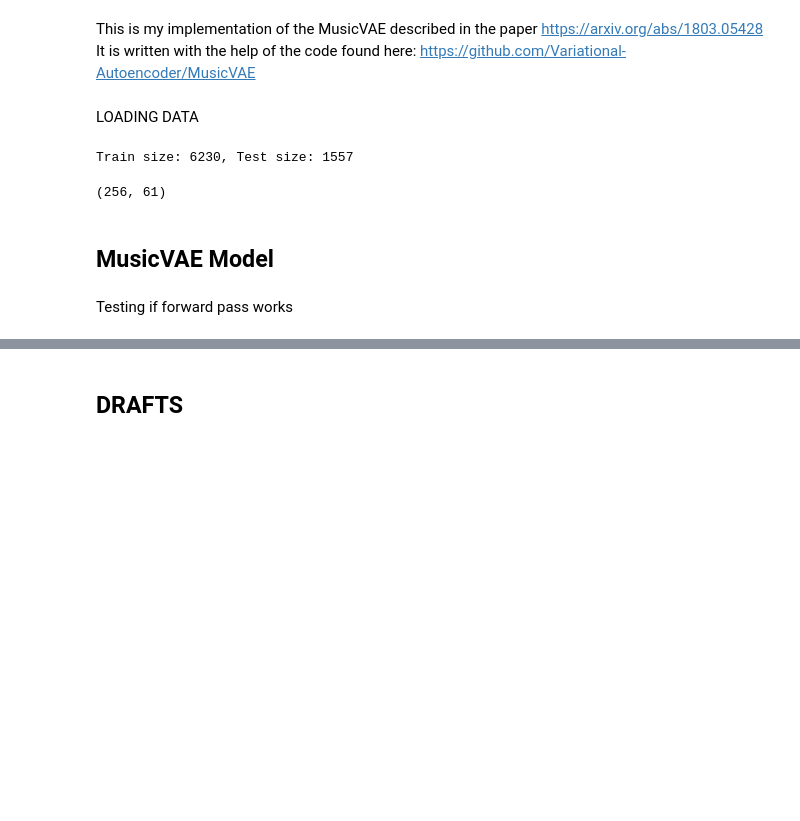
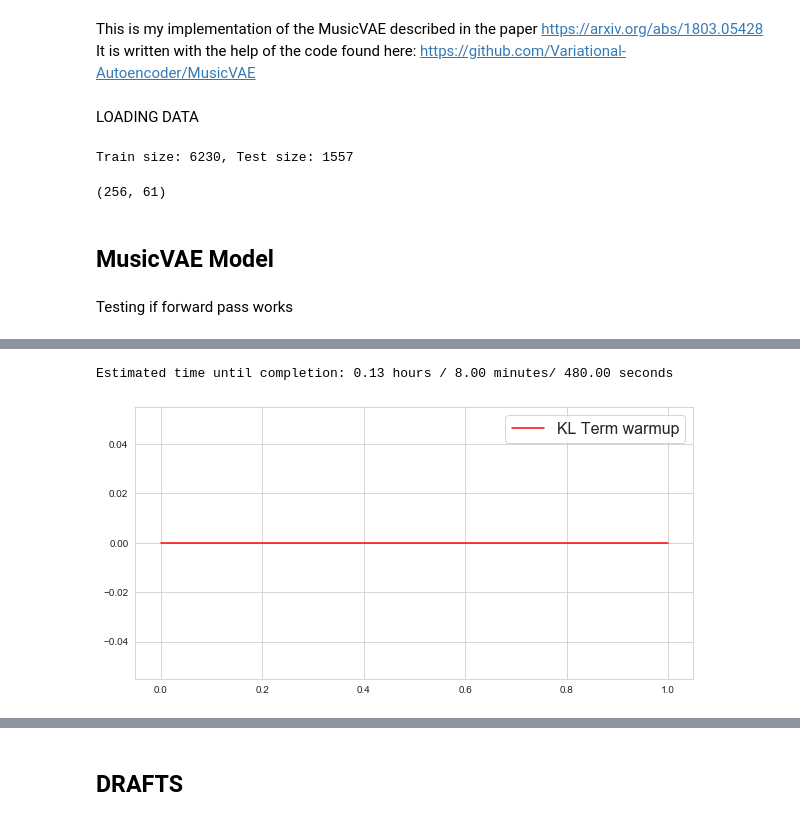
Before and after one commit to PitToYondeKudasai/MusicGenerator, a Jupyter notebook: OUR MusicVAE/MusicVAE.ipynb, the cells around one changed output, grey strips where cells are left out. Cells and saved outputs as stored; diff of their text form; code cells hidden in the pictures; blank space fills up the shorter version.

```diff
--- a/OUR MusicVAE/MusicVAE.ipynb
+++ b/OUR MusicVAE/MusicVAE.ipynb
@@ -340,0 +363,4 @@ tensor(6.1399, grad_fn=<MeanBackward0>)
+# %%
+num_epochs = 2
+warmup_epochs= 90
+pre_warmup_epochs = 10
@@ -340,0 +394,33 @@ tensor(6.1399, grad_fn=<MeanBackward0>)
+# %%
+# 3 = ~12 minutes
+#num_epochs = 200
+#warmup_epochs= 90
+#pre_warmup_epochs = 10
+
+
+warmup_lerp = 1/warmup_epochs
+
+if warmup_epochs > num_epochs - pre_warmup_epochs:
+    warmup_epochs=num_epochs - pre_warmup_epochs
+
+
+# Plot how the warmup looks
+kl_w = 0
+kls = []
+for e in range(num_epochs):
+    if e >= pre_warmup_epochs:
+        kl_w = kl_w + warmup_lerp
+        if kl_w > 1:
+            kl_w=1.
+
+    kls.append(kl_w)
+
+f, ax = plt.subplots(1, 1, figsize=(10, 5))
+ax.plot(kls, color="red")
+ax.legend(['KL Term warmup'], prop={'size': 16})
+
+est_time = 4*num_epochs
+print("Estimated time until completion: {:.2f} hours / {:.2f} minutes/ {:.2f} seconds".format(est_time/60, est_time, est_time*60))
+# %% [output]
+Estimated time until completion: 0.13 hours / 8.00 minutes/ 480.00 seconds
+[figure, added]
```
Also changed, not shown: parts of 15 cells of this notebook.
